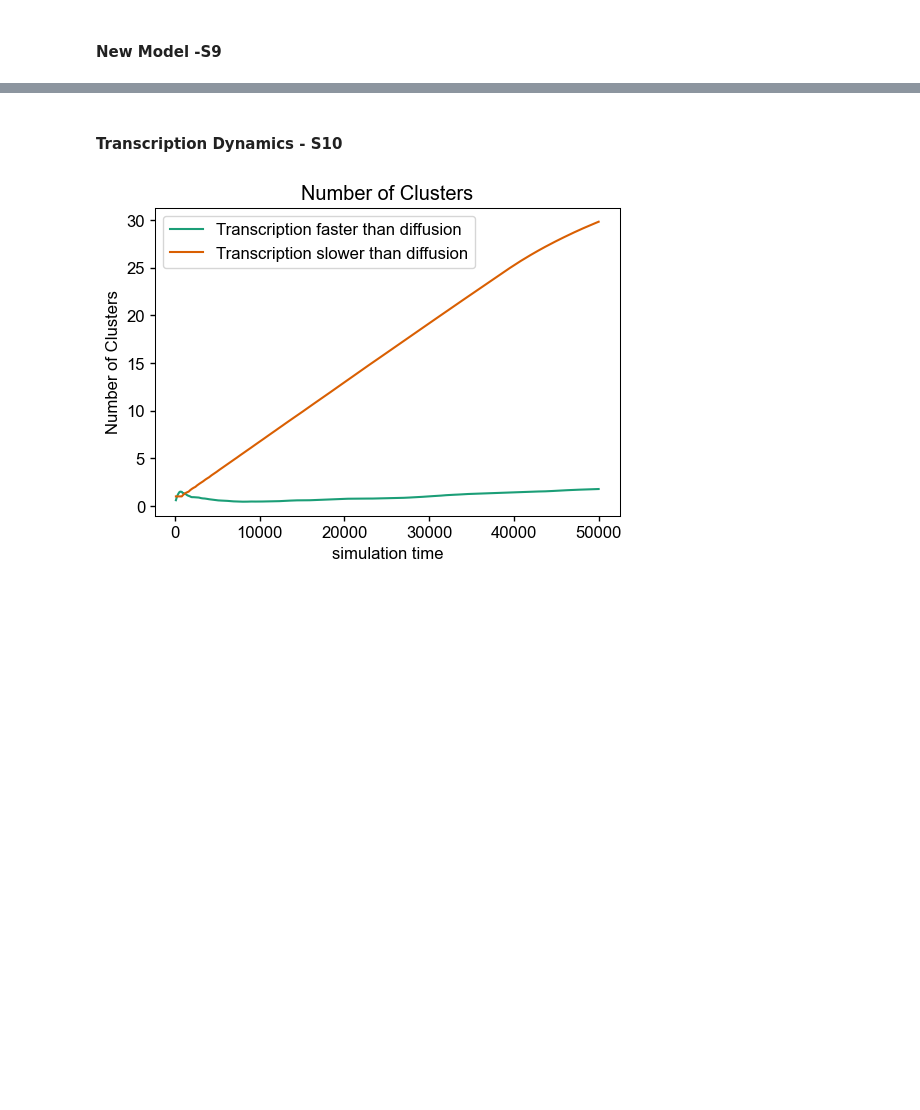
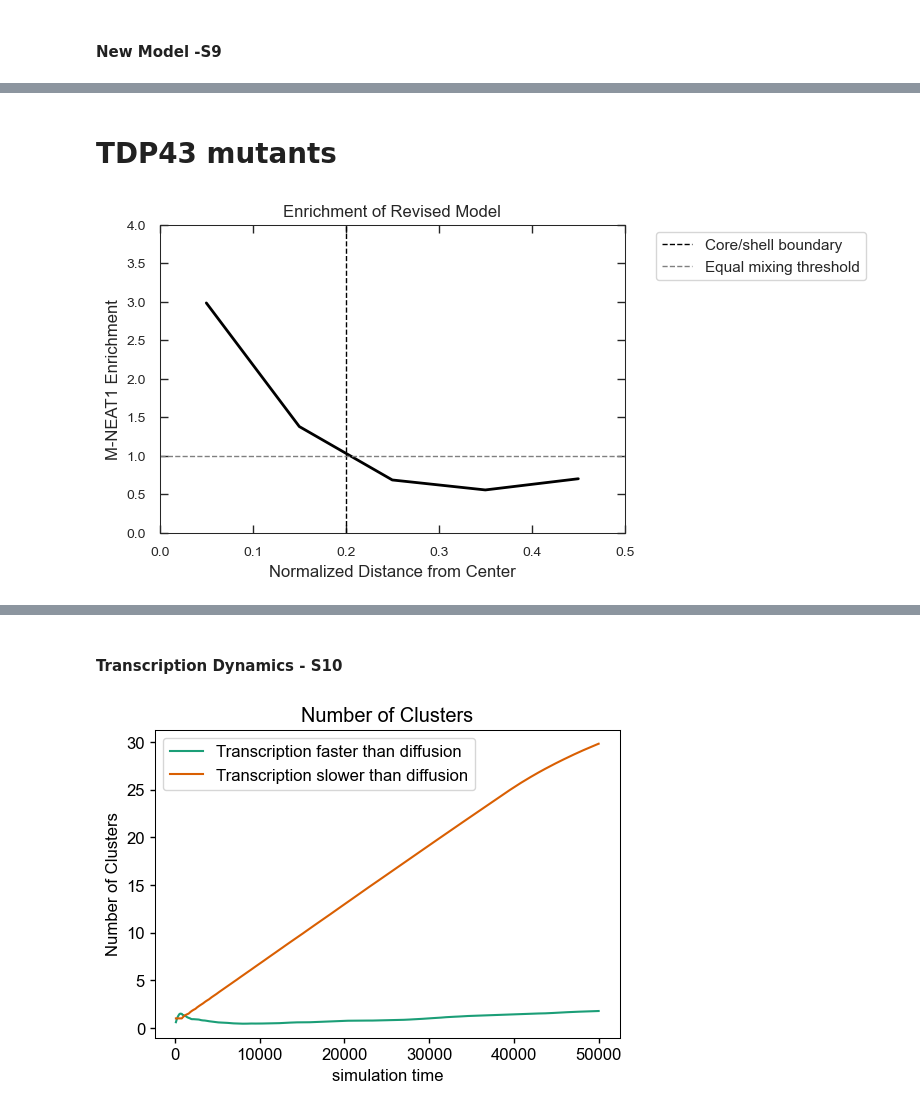
Before and after one commit to shrinivaslab/2025_snead_paraspeckles, a Jupyter notebook: figures/PlottingFigures.ipynb, the cells around one changed output, grey strips where cells are left out. Saved outputs shown, nothing was run; the diff lists cells and outputs as text; code cells hidden in the pictures; blank space fills up the shorter version.

```diff
--- a/figures/PlottingFigures.ipynb
+++ b/figures/PlottingFigures.ipynb
@@ -1035,0 +1142,29 @@ if file_save:
+# %% [markdown]
+# TDP43 mutants
+# %%
+data = pickle.load(open(figures_data_dir + 'fig-s9/AverageEnrichment/Revised Model_avgdata','rb'))
+# Create a new figure and axis for the plot
+fig,ax=plt.subplots(1,1)
+make_nice_axis(ax)
+ax.set_yscale('linear')
+ax.set_ylim(0,4)
+# Plot the normalized M/<E1 + E2> data
+ax.plot(data['bins'][0:5], data['Revised Model'][0:5], color='black', linewidth=2)
+ax.set_xlim(0, data['bins'][4]+0.05)
+# Add a vertical line for the core/shell boundary if specified
+ax.vlines(0.2, 0, 4, color='black', linestyle='--', linewidth=1, label='Core/shell boundary')
+# Add a horizontal line for the equal mixing threshold and axis labels
+ax.hlines(1,0,data['bins'][4]+0.05, color='gray', linestyle='--', linewidth=1,label='Equal mixing threshold')
+ax.set_title(f'{name}')
+ax.set_ylabel('M-NEAT1 Enrichment')
+ax.legend(bbox_to_anchor=(1.05, 1), loc='upper left')
+ax.set_title('Enrichment of Revised Model')
+plt.xlabel('Normalized Distance from Center')
+plt.show()
+
+#save if true
+figname='fig-s9/NewModel_AverageEnrichment'
+if file_save:
+    save_figure(fig, save_dir + figname)
+# %% [output]
+[figure, added]
```
Also changed, not shown: parts of 13 cells of this notebook, 27 other files.
